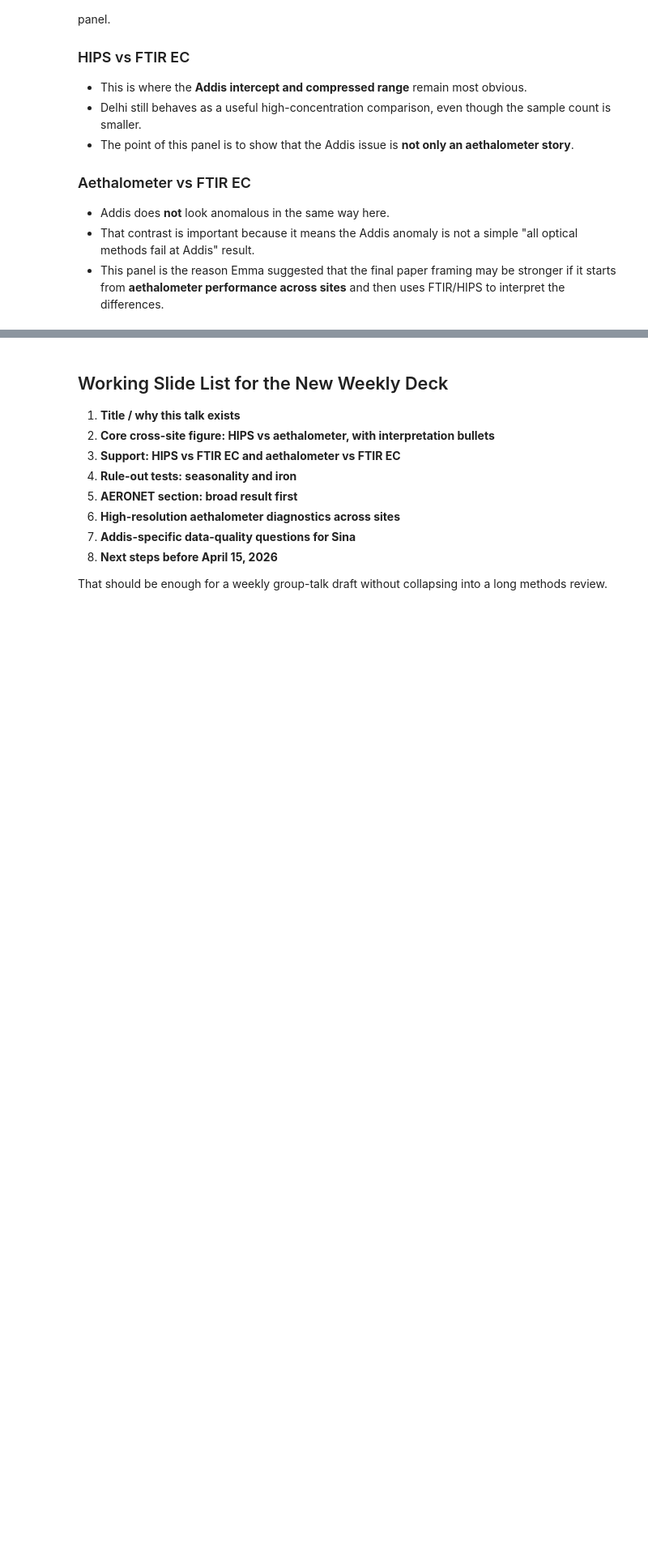
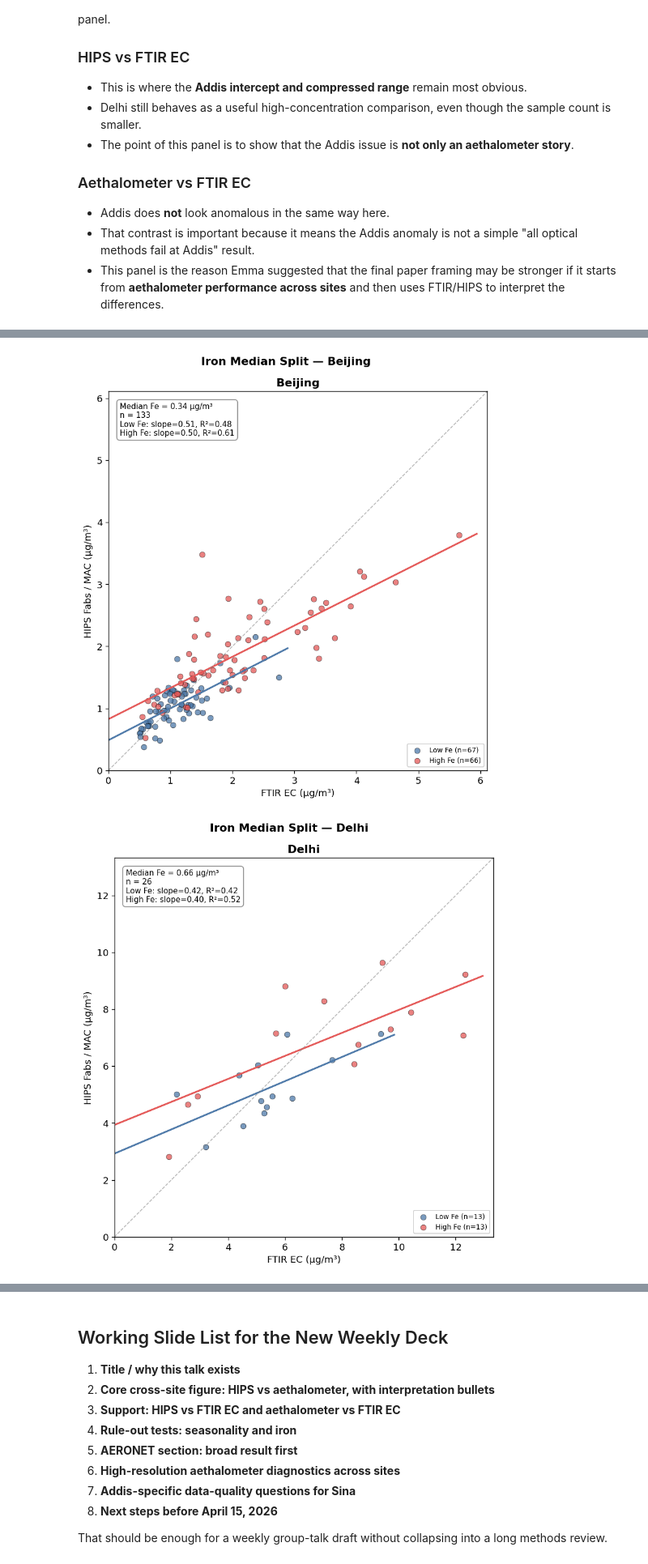
Before and after one commit to ahzs645/aethmodular, a Jupyter notebook: research/ftir_hips_chem/FTIR_Group_Talk_Apr2026_Draft.ipynb, the cells around one changed output, grey strips where cells are left out. Shown at 81% size. Cells and saved outputs as stored; diff of their text form; code cells hidden in the pictures; blank space fills up the shorter version.

```diff
--- a/research/ftir_hips_chem/FTIR_Group_Talk_Apr2026_Draft.ipynb
+++ b/research/ftir_hips_chem/FTIR_Group_Talk_Apr2026_Draft.ipynb
@@ -283,0 +391,12 @@ Emma's guidance was to keep the talk focused and only show one or two tests of h
+# %%
+for site in ['Beijing', 'Delhi', 'JPL', 'Addis_Ababa']:
+    fig, ax = plt.subplots(figsize=(7.5, 7.5), facecolor='white')
+    plot_iron_panel(ax, site)
+    fig.suptitle(f'Iron Median Split — {SITE_LABELS[site]}', fontsize=13, fontweight='bold')
+    fig.tight_layout()
+    out_name = f'iron_split_{site.lower()}_hips_vs_ftir.png'
+    fig.savefig(OUT_DIR / out_name, dpi=180, bbox_inches='tight', facecolor='white')
+    plt.show()
+# %% [output]
+[figure, added]
+[figure, added]
```
Also changed, not shown: parts of 5 cells of this notebook.
